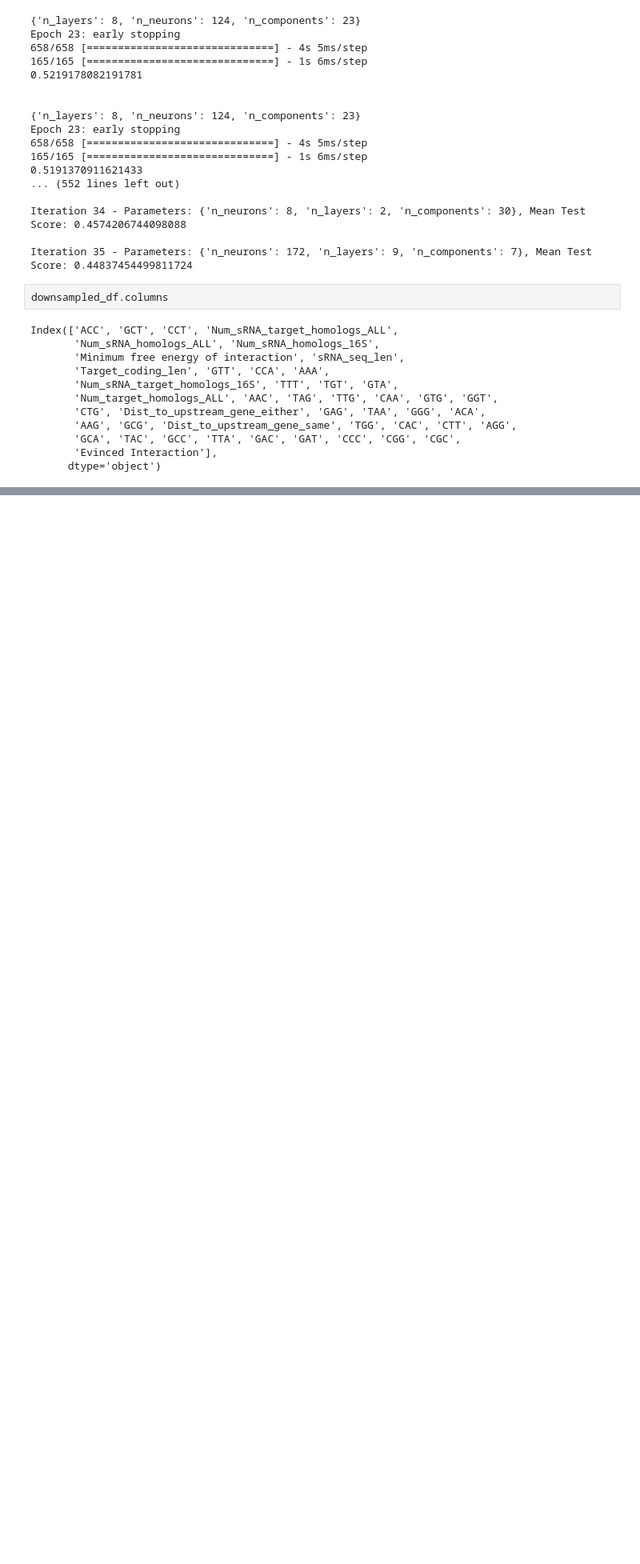
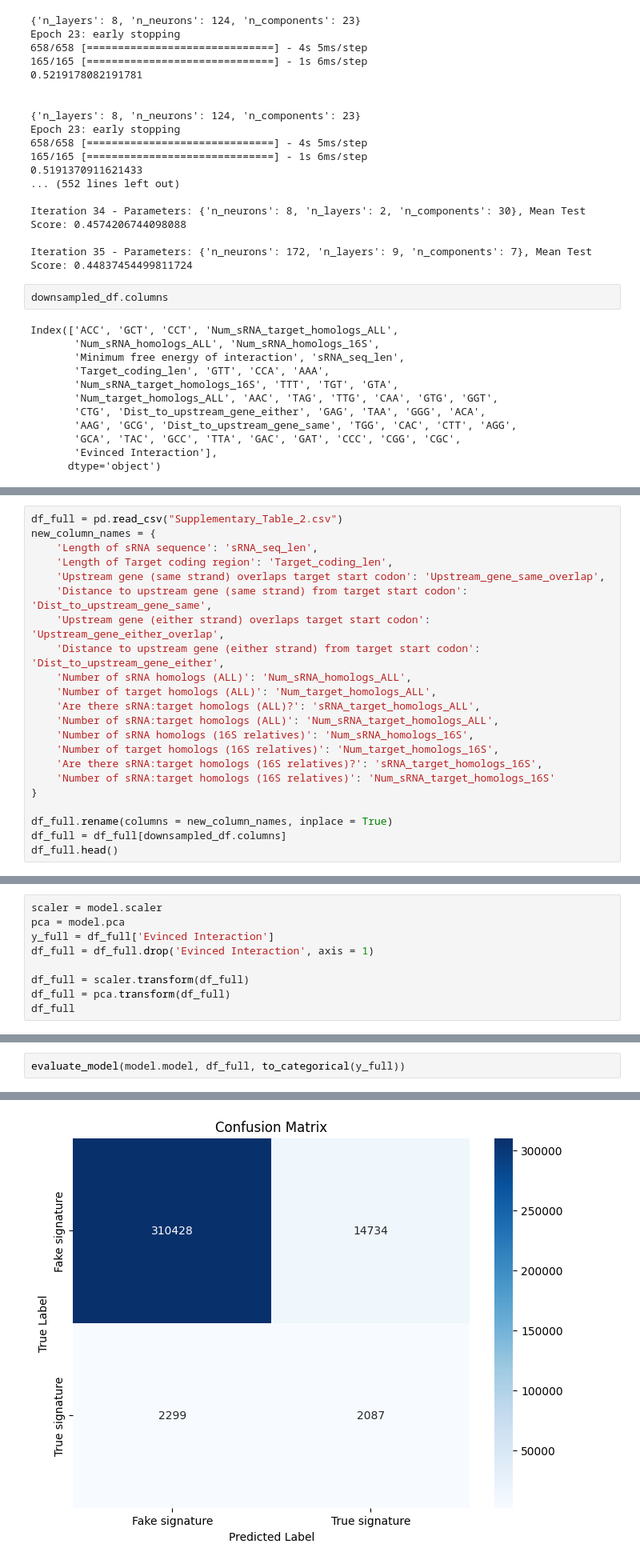
Before and after one commit to InnerShadow/RegulatoryRNAHunter, a Jupyter notebook: sRNAHunter.ipynb, the cells around one changed output, grey strips where cells are left out. Shown at 80% size. Cells and saved outputs as stored; diff of their text form; blank space fills up the shorter version.

```diff
--- a/sRNAHunter.ipynb
+++ b/sRNAHunter.ipynb
@@ -974,0 +1005,22 @@ sRNAHunter = sRNAHunter('n_neurons': 288, 'n_layers': 7, 'n_components': 35)
+# %%
+df_full = pd.read_csv("Supplementary_Table_2.csv")
+new_column_names = {
+    'Length of sRNA sequence': 'sRNA_seq_len',
+    'Length of Target coding region': 'Target_coding_len',
+    'Upstream gene (same strand) overlaps target start codon': 'Upstream_gene_same_overlap',
+    'Distance to upstream gene (same strand) from target start codon': 'Dist_to_upstream_gene_same',
+    'Upstream gene (either strand) overlaps target start codon': 'Upstream_gene_either_overlap',
+    'Distance to upstream gene (either strand) from target start codon': 'Dist_to_upstream_gene_either',
+    'Number of sRNA homologs (ALL)': 'Num_sRNA_homologs_ALL',
+    'Number of target homologs (ALL)': 'Num_target_homologs_ALL',
+    'Are there sRNA:target homologs (ALL)?': 'sRNA_target_homologs_ALL',
+    'Number of sRNA:target homologs (ALL)': 'Num_sRNA_target_homologs_ALL',
+    'Number of sRNA homologs (16S relatives)': 'Num_sRNA_homologs_16S',
+    'Number of target homologs (16S relatives)': 'Num_target_homologs_16S',
+    'Are there sRNA:target homologs (16S relatives)?': 'sRNA_target_homologs_16S',
+    'Number of sRNA:target homologs (16S relatives)': 'Num_sRNA_target_homologs_16S'
+}
+
+df_full.rename(columns = new_column_names, inplace = True)
+df_full = df_full[downsampled_df.columns]
+df_full.head()
@@ -974,0 +1035,9 @@ sRNAHunter = sRNAHunter('n_neurons': 288, 'n_layers': 7, 'n_components': 35)
+# %%
+scaler = model.scaler
+pca = model.pca
+y_full = df_full['Evinced Interaction']
+df_full = df_full.drop('Evinced Interaction', axis = 1)
+
+df_full = scaler.transform(df_full)
+df_full = pca.transform(df_full)
+df_full
@@ -974,0 +1058,3 @@ sRNAHunter = sRNAHunter('n_neurons': 288, 'n_layers': 7, 'n_components': 35)
+# %%
+evaluate_model(model.model, df_full, to_categorical(y_full))
+# %% [output]
@@ -974,0 +1073 @@ sRNAHunter = sRNAHunter('n_neurons': 288, 'n_layers': 7, 'n_components': 35)
+[figure, added]
```
Also changed, not shown: parts of 10 cells of this notebook.
